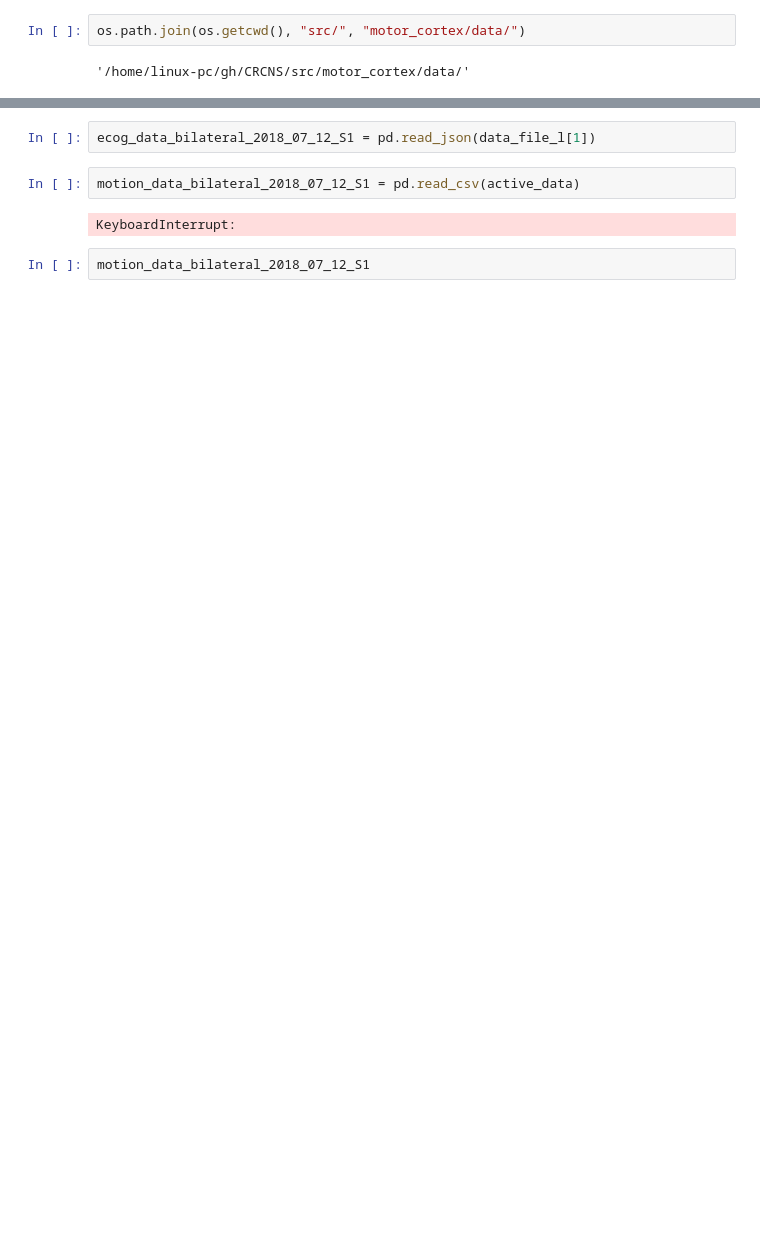
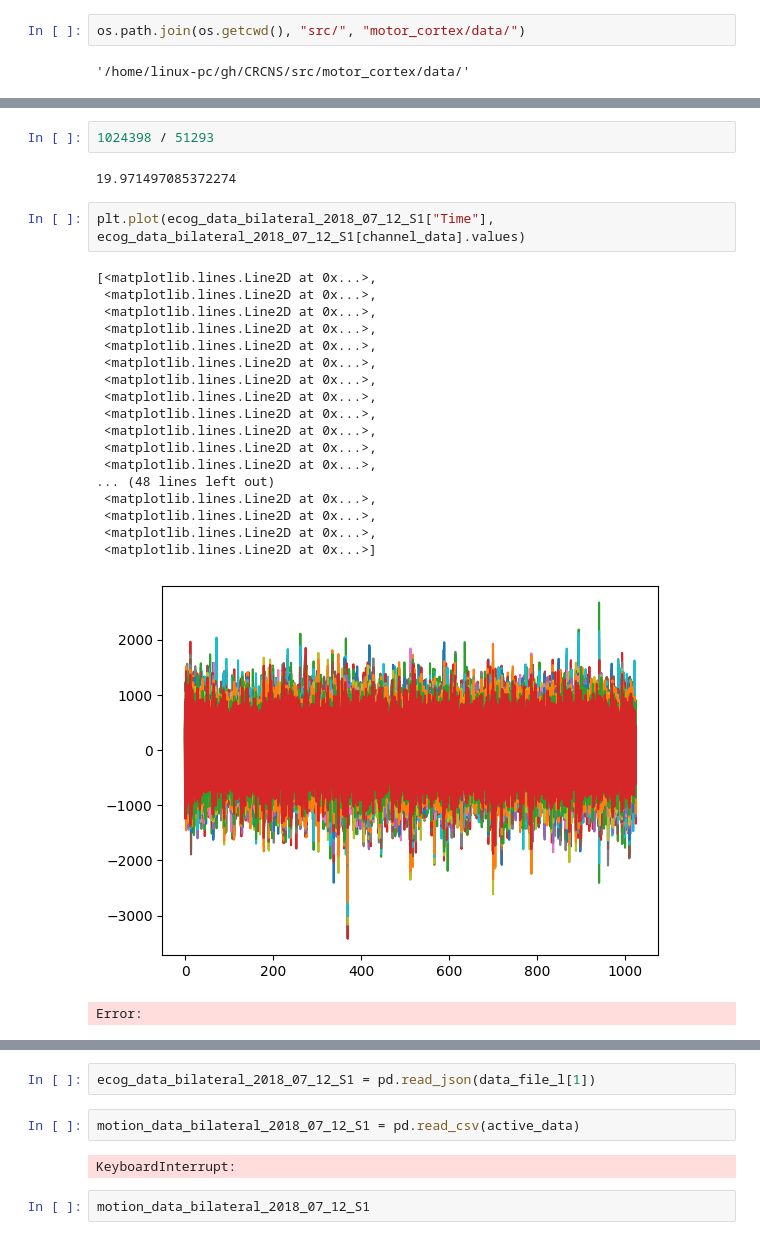
Before and after one commit to efwoods/CRCNS, a Jupyter notebook: data_analysis.ipynb, the cells around one changed output, grey strips where cells are left out. Drawn from its saved outputs; the diff is of its cells as text; blank space fills up the shorter version.

```diff
--- a/data_analysis.ipynb
+++ b/data_analysis.ipynb
@@ -28 +97,27 @@ motion_data_bilateral_2018_07_12_S1 = pd.read_json(data_file_l[0])
+# %%
+1024398 / 51293
+# %% [output]
+19.971497085372274
+# %%
+plt.plot(ecog_data_bilateral_2018_07_12_S1["Time"], ecog_data_bilateral_2018_07_12_S1[channel_data].values)
+# %% [output]
+[<matplotlib.lines.Line2D at 0x...>,
+ <matplotlib.lines.Line2D at 0x...>,
+ <matplotlib.lines.Line2D at 0x...>,
+ <matplotlib.lines.Line2D at 0x...>,
+ <matplotlib.lines.Line2D at 0x...>,
+ <matplotlib.lines.Line2D at 0x...>,
+ <matplotlib.lines.Line2D at 0x...>,
+ <matplotlib.lines.Line2D at 0x...>,
+ <matplotlib.lines.Line2D at 0x...>,
+ <matplotlib.lines.Line2D at 0x...>,
+ <matplotlib.lines.Line2D at 0x...>,
+ <matplotlib.lines.Line2D at 0x...>,
+... (48 lines left out)
+ <matplotlib.lines.Line2D at 0x...>,
+ <matplotlib.lines.Line2D at 0x...>,
+ <matplotlib.lines.Line2D at 0x...>,
+ <matplotlib.lines.Line2D at 0x...>]
+[figure, added]
+Error:
 # %%
```
Also changed, not shown: parts of 13 cells of this notebook, 6 other files.
